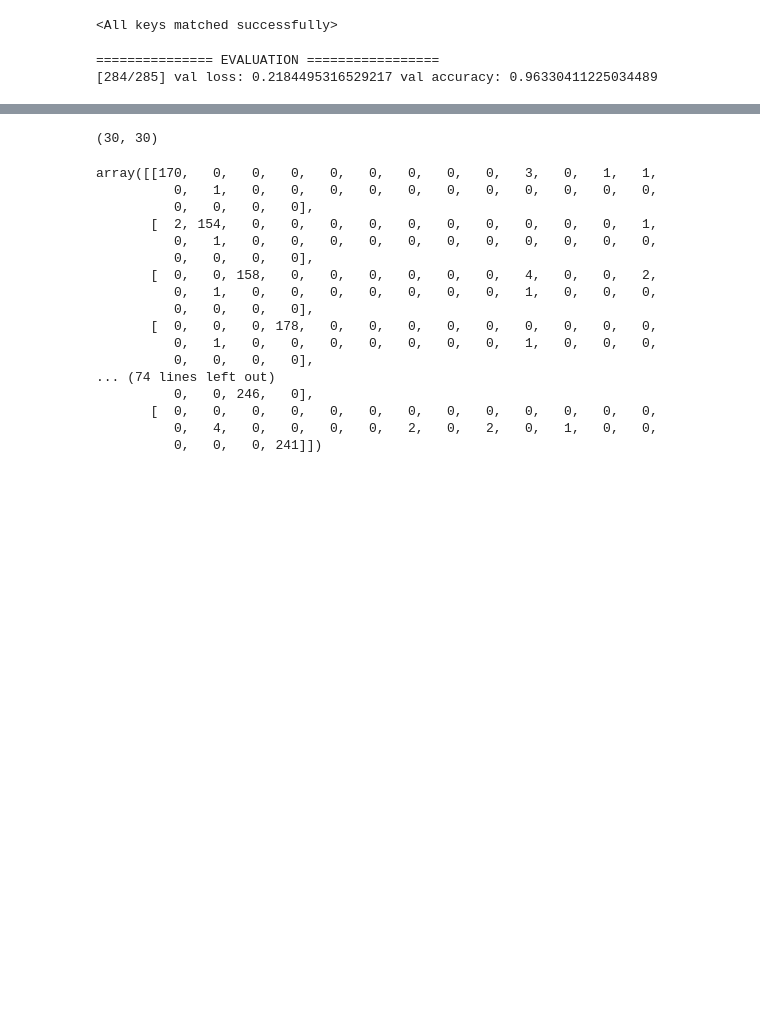
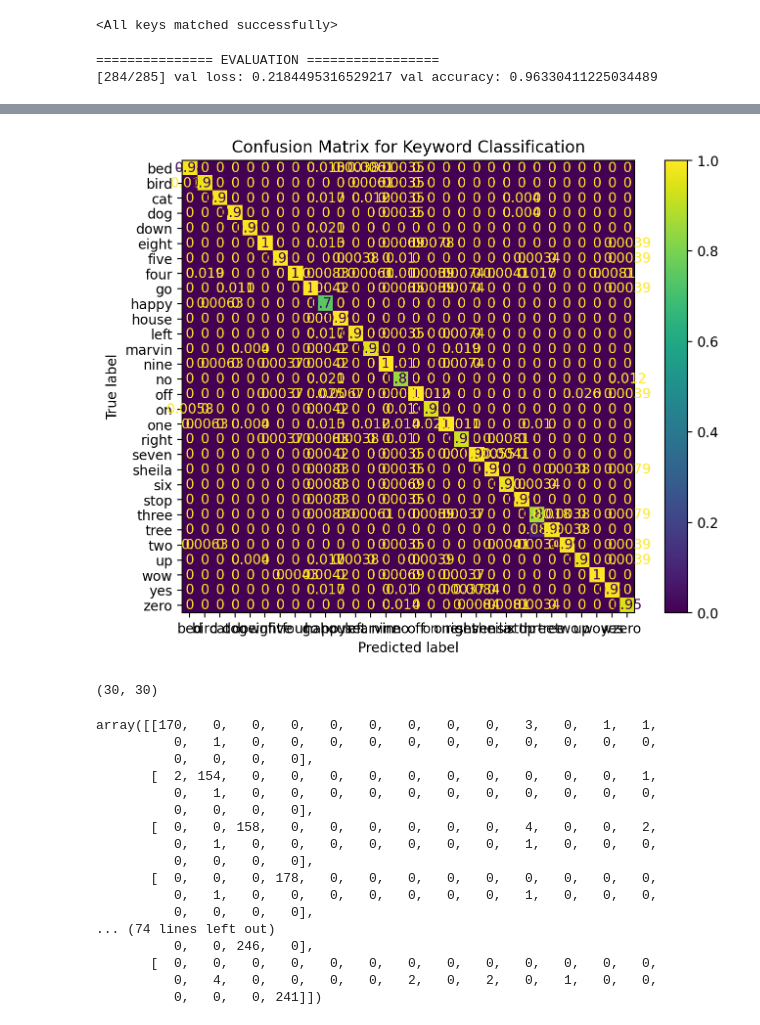
Before and after one commit to omerfbhatti/Keyword-Classification-using-Whisper-small, a Jupyter notebook: Whisper - Keyword Classification.ipynb, the cells around one changed output, grey strips where cells are left out. Saved outputs shown, nothing was run; the diff lists cells and outputs as text; code cells hidden in the pictures; blank space fills up the shorter version.

```diff
--- a/Whisper - Keyword Classification.ipynb
+++ b/Whisper - Keyword Classification.ipynb
@@ -296,3 +306,15 @@ matrix = confusion_matrix(actual, predicted)
+# %%
+from sklearn.metrics import ConfusionMatrixDisplay
+
+fig, ax = plt.subplots(figsize=(8,6), dpi=200)
+
+display = ConfusionMatrixDisplay(matrix_n, display_labels=LABELS)
+
+ax.set(title='Confusion Matrix for Keyword Classification')
+
+display.plot(ax=ax);
+# %% [output]
+[figure, added]
 # %%
 matrix = np.array(matrix)
 # %%
```
Also changed, not shown: parts of 2 cells of this notebook.
